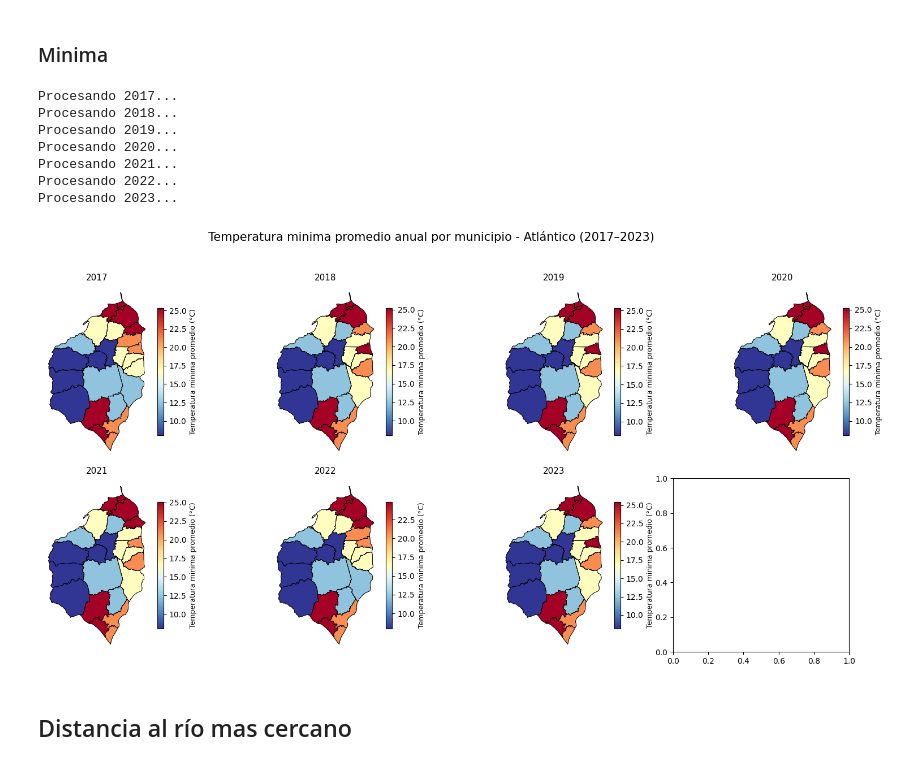
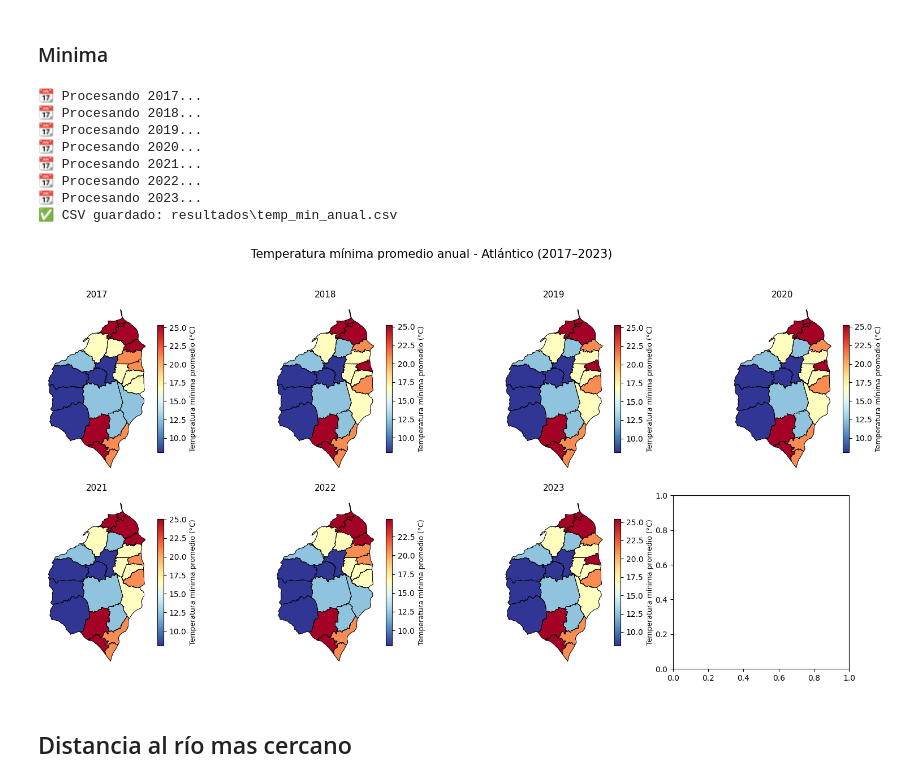
Before and after one commit to Darally06/Dengue_caracterization, a Jupyter notebook: 6_var_entorno.ipynb, the cells around one changed output. Cells and saved outputs as stored; diff of their text form; code cells hidden in the pictures.

```diff
--- a/6_var_entorno.ipynb
+++ b/6_var_entorno.ipynb
@@ -256,31 +265,34 @@ Procesando 2023...
 # %%
 rutas_temp_min = {
     2017: r"C:\Dengue\Datos Clima\temp_min_atl_2017",
     2018: r"C:\Dengue\Datos Clima\temp_min_atl_2018",
     2019: r"C:\Dengue\Datos Clima\temp_min_atl_2019",
     2020: r"C:\Dengue\Datos Clima\temp_min_atl_2020",
     2021: r"C:\Dengue\Datos Clima\temp_min_atl_2021",
     2022: r"C:\Dengue\Datos Clima\temp_min_atl_2022",
     2023: r"C:\Dengue\Datos Clima\temp_min_atl_2023"
 }
 
-mapa_climatico_anual(
-    rutas=rutas_temp_min,
-    shapefile_path="Datos adjuntos\Mapas_municipio\MGN_ADM_MPIO_GRAFICO.shp",
+df_tmin = mapa_climatico_anual(
+    rutas=rutas_temp_min,  # diccionario con las rutas de los archivos .nc por año
+    shapefile_path="Datos adjuntos/Mapas_municipio/MGN_ADM_MPIO_GRAFICO.shp",
     variable_nc="Temperature_Air_2m_Min_24h",
-    nombre_columna="temp_min_promedio",
-    etiqueta_colorbar="Temperatura minima promedio (°C)",
-    titulo_general="Temperatura minima promedio anual por municipio - Atlántico (2017–2023)"
-    )
+    nombre_columna="temp_min",
+    etiqueta_colorbar="Temperatura mínima promedio (°C)",
+    titulo_general="Temperatura mínima promedio anual - Atlántico (2017–2023)",
+    unidad_conversion=None,
+    carpeta_salida="resultados"
+)
 # %% [output]
-Procesando 2017...
-Procesando 2018...
-Procesando 2019...
-Procesando 2020...
-Procesando 2021...
-Procesando 2022...
-Procesando 2023...
+📆 Procesando 2017...
+📆 Procesando 2018...
+📆 Procesando 2019...
+📆 Procesando 2020...
+📆 Procesando 2021...
+📆 Procesando 2022...
+📆 Procesando 2023...
+✅ CSV guardado: resultados\temp_min_anual.csv
-[figure, old version]
+[figure, new version]
 # %% [markdown]
 ## Distancia al río mas cercano
 # %%
```
Also changed, not shown: parts of 9 cells of this notebook, 6 other files.
